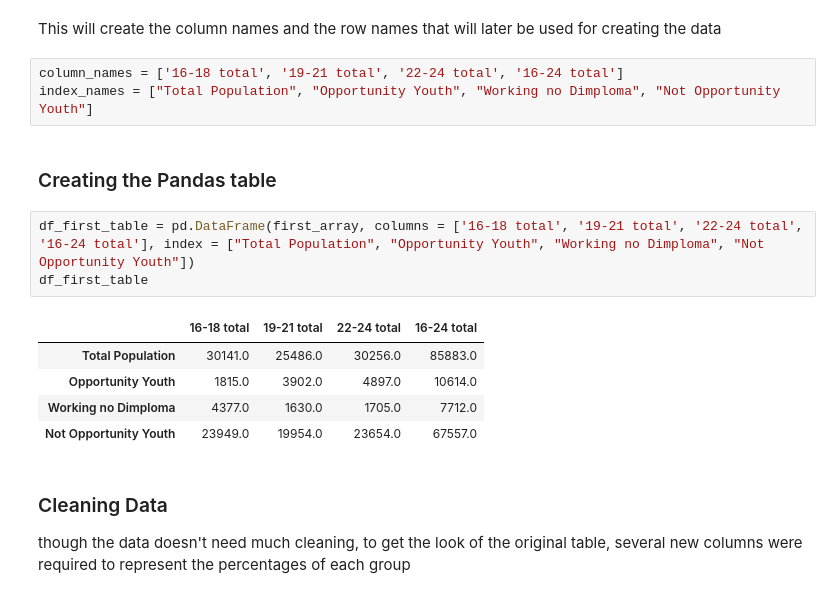
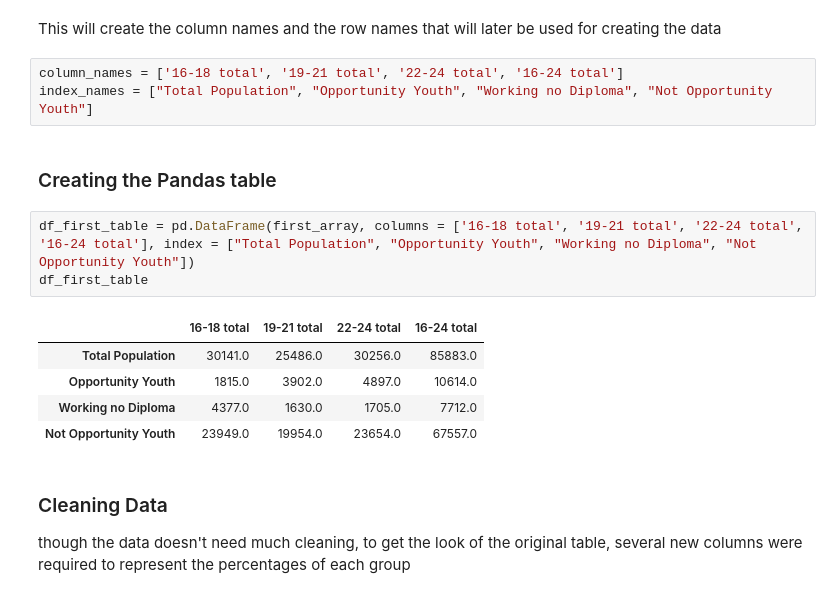
Before and after one commit to Lucaswb/project1_flatiron, a Jupyter notebook: Updated youth opportunity status from 2016.ipynb, the cells around one changed output. Saved outputs shown, nothing was run; the diff lists cells and outputs as text.

```diff
--- a/Updated youth opportunity status from 2016.ipynb
+++ b/Updated youth opportunity status from 2016.ipynb
@@ -125,17 +140,17 @@ array([[30141., 25486., 30256., 85883.],
 This will create the column names and the row names that will later be used for creating the data
 # %%
 column_names = ['16-18 total', '19-21 total', '22-24 total', '16-24 total']
-index_names = ["Total Population", "Opportunity Youth", "Working no Dimploma", "Not Opportunity Youth"]
+index_names = ["Total Population", "Opportunity Youth", "Working no Diploma", "Not Opportunity Youth"]
 # %% [markdown]
 ### Creating the Pandas table
 # %%
-df_first_table = pd.DataFrame(first_array, columns = ['16-18 total', '19-21 total', '22-24 total', '16-24 total'], index = ["Total Population", "Opportunity Youth", "Working no Dimploma", "Not Opportunity Youth"])
+df_first_table = pd.DataFrame(first_array, columns = ['16-18 total', '19-21 total', '22-24 total', '16-24 total'], index = ["Total Population", "Opportunity Youth", "Working no Diploma", "Not Opportunity Youth"])
 df_first_table
 # %% [output]
 |  | 16-18 total | 19-21 total | 22-24 total | 16-24 total |
 | Total Population | 30141.0 | 25486.0 | 30256.0 | 85883.0 |
 | Opportunity Youth | 1815.0 | 3902.0 | 4897.0 | 10614.0 |
-| Working no Dimploma | 4377.0 | 1630.0 | 1705.0 | 7712.0 |
+| Working no Diploma | 4377.0 | 1630.0 | 1705.0 | 7712.0 |
 | Not Opportunity Youth | 23949.0 | 19954.0 | 23654.0 | 67557.0 |
 # %% [markdown]
 ### Cleaning Data
```
Also changed, not shown: parts of 11 cells of this notebook, 1 other file.
